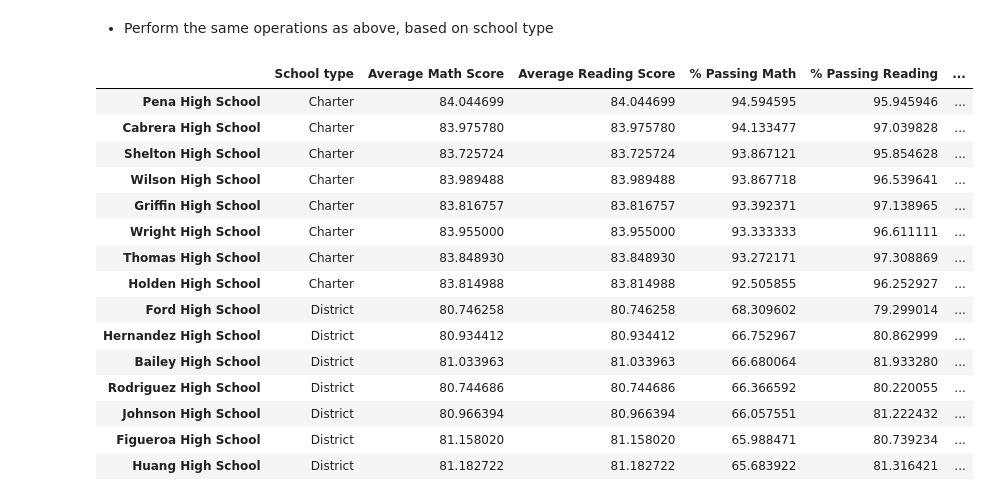
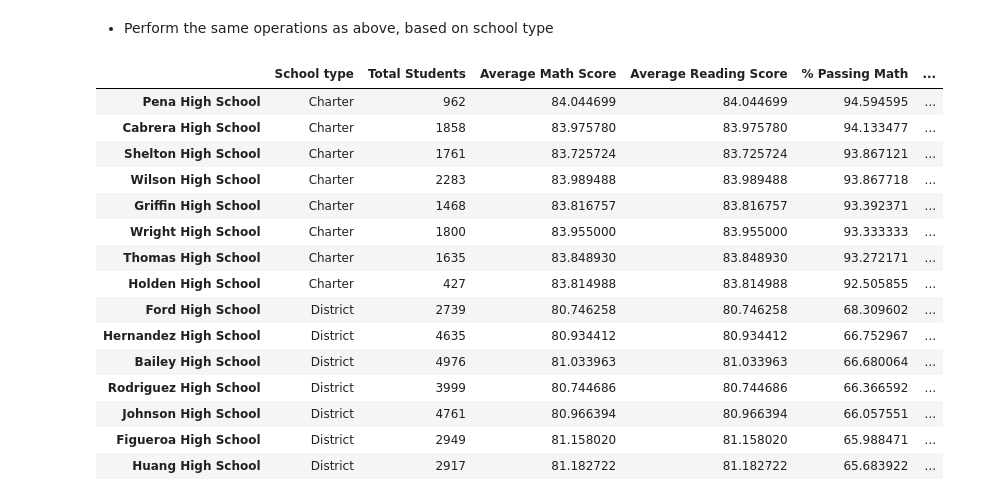
Before and after one commit to Quinn-johndavid/pandas-challenge, a Jupyter notebook: PyCitySchools/PyCitySchools_starter.ipynb, the cells around one changed output. Saved outputs shown, nothing was run; the diff lists cells and outputs as text; code cells hidden in the pictures.

```diff
--- a/PyCitySchools/PyCitySchools_starter.ipynb
+++ b/PyCitySchools/PyCitySchools_starter.ipynb
@@ -306,24 +306,24 @@ schoolScoresDF
 * Perform the same operations as above, based on school type
 # %%
 #Drops columns from the schoolsummaryDF annd then sorts by the overall passing rate so we can get a clearer picture
-schoolScoresByType = schoolSummaryDF.drop (columns=["Total Students","Total School budget", "Per Student Budget"])
+schoolScoresByType = schoolSummaryDF.drop (columns=["Total School budget", "Per Student Budget"])#"Total Students" removed this for my testing for reporting purposes, if you need to readd it, just ctrl x then ctrl
 schoolScoresByTypeDF= schoolScoresByType.sort_values(["% Overall Passing Rate"],ascending=False)
 
 schoolScoresByTypeDF.head(15)
 # %% [output]
-|  | School type | Average Math Score | Average Reading Score | % Passing Math | % Passing Reading | ... |
-| Pena High School | Charter | 84.044699 | 84.044699 | 94.594595 | 95.945946 | ... |
-| Cabrera High School | Charter | 83.975780 | 83.975780 | 94.133477 | 97.039828 | ... |
-| Shelton High School | Charter | 83.725724 | 83.725724 | 93.867121 | 95.854628 | ... |
-| Wilson High School | Charter | 83.989488 | 83.989488 | 93.867718 | 96.539641 | ... |
-| Griffin High School | Charter | 83.816757 | 83.816757 | 93.392371 | 97.138965 | ... |
-| Wright High School | Charter | 83.955000 | 83.955000 | 93.333333 | 96.611111 | ... |
-| Thomas High School | Charter | 83.848930 | 83.848930 | 93.272171 | 97.308869 | ... |
-| Holden High School | Charter | 83.814988 | 83.814988 | 92.505855 | 96.252927 | ... |
-| Ford High School | District | 80.746258 | 80.746258 | 68.309602 | 79.299014 | ... |
-| Hernandez High School | District | 80.934412 | 80.934412 | 66.752967 | 80.862999 | ... |
-| Bailey High School | District | 81.033963 | 81.033963 | 66.680064 | 81.933280 | ... |
-| Rodriguez High School | District | 80.744686 | 80.744686 | 66.366592 | 80.220055 | ... |
-| Johnson High School | District | 80.966394 | 80.966394 | 66.057551 | 81.222432 | ... |
-| Figueroa High School | District | 81.158020 | 81.158020 | 65.988471 | 80.739234 | ... |
-| Huang High School | District | 81.182722 | 81.182722 | 65.683922 | 81.316421 | ... |
+|  | School type | Total Students | Average Math Score | Average Reading Score | % Passing Math | ... |
+| Pena High School | Charter | 962 | 84.044699 | 84.044699 | 94.594595 | ... |
+| Cabrera High School | Charter | 1858 | 83.975780 | 83.975780 | 94.133477 | ... |
+| Shelton High School | Charter | 1761 | 83.725724 | 83.725724 | 93.867121 | ... |
+| Wilson High School | Charter | 2283 | 83.989488 | 83.989488 | 93.867718 | ... |
+| Griffin High School | Charter | 1468 | 83.816757 | 83.816757 | 93.392371 | ... |
+| Wright High School | Charter | 1800 | 83.955000 | 83.955000 | 93.333333 | ... |
+| Thomas High School | Charter | 1635 | 83.848930 | 83.848930 | 93.272171 | ... |
+| Holden High School | Charter | 427 | 83.814988 | 83.814988 | 92.505855 | ... |
+| Ford High School | District | 2739 | 80.746258 | 80.746258 | 68.309602 | ... |
+| Hernandez High School | District | 4635 | 80.934412 | 80.934412 | 66.752967 | ... |
+| Bailey High School | District | 4976 | 81.033963 | 81.033963 | 66.680064 | ... |
+| Rodriguez High School | District | 3999 | 80.744686 | 80.744686 | 66.366592 | ... |
+| Johnson High School | District | 4761 | 80.966394 | 80.966394 | 66.057551 | ... |
+| Figueroa High School | District | 2949 | 81.158020 | 81.158020 | 65.988471 | ... |
+| Huang High School | District | 2917 | 81.182722 | 81.182722 | 65.683922 | ... |
```
Also changed, not shown: parts of 1 cell of this notebook, 1 other file.
